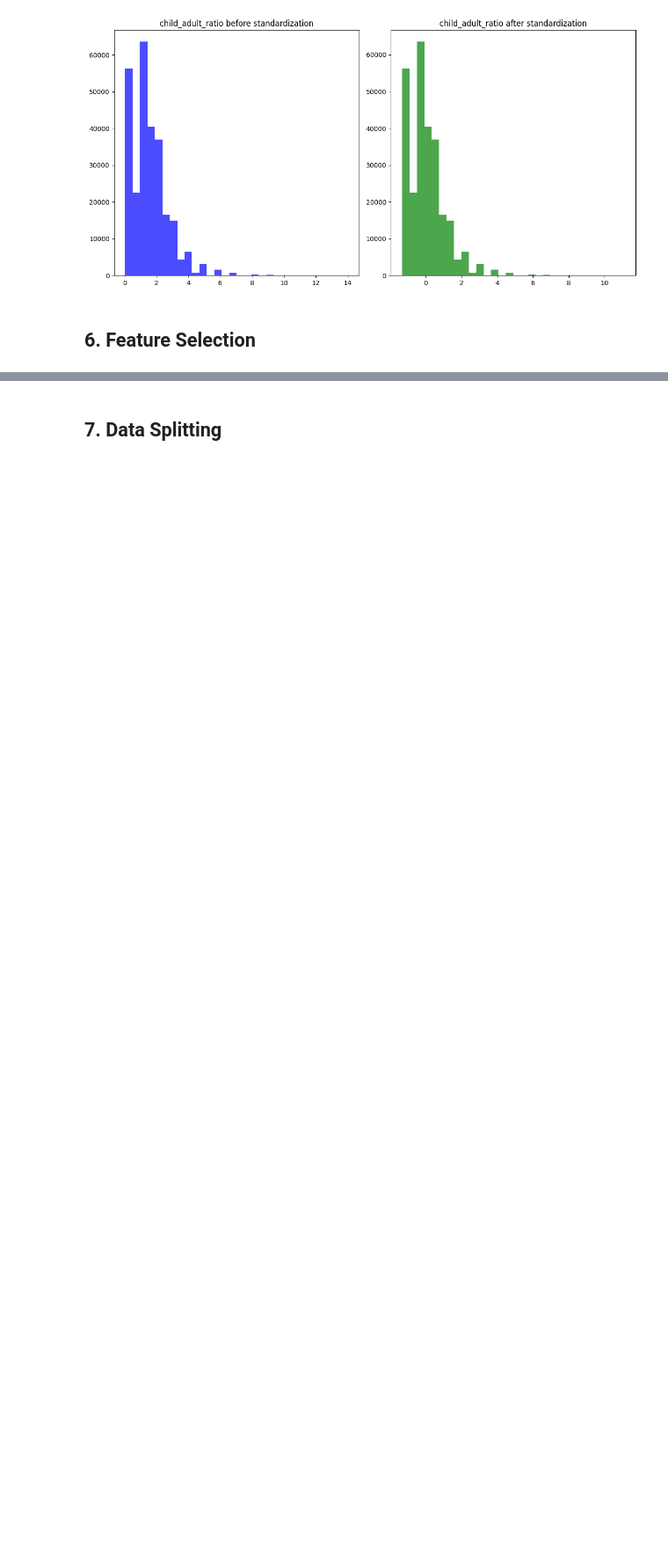
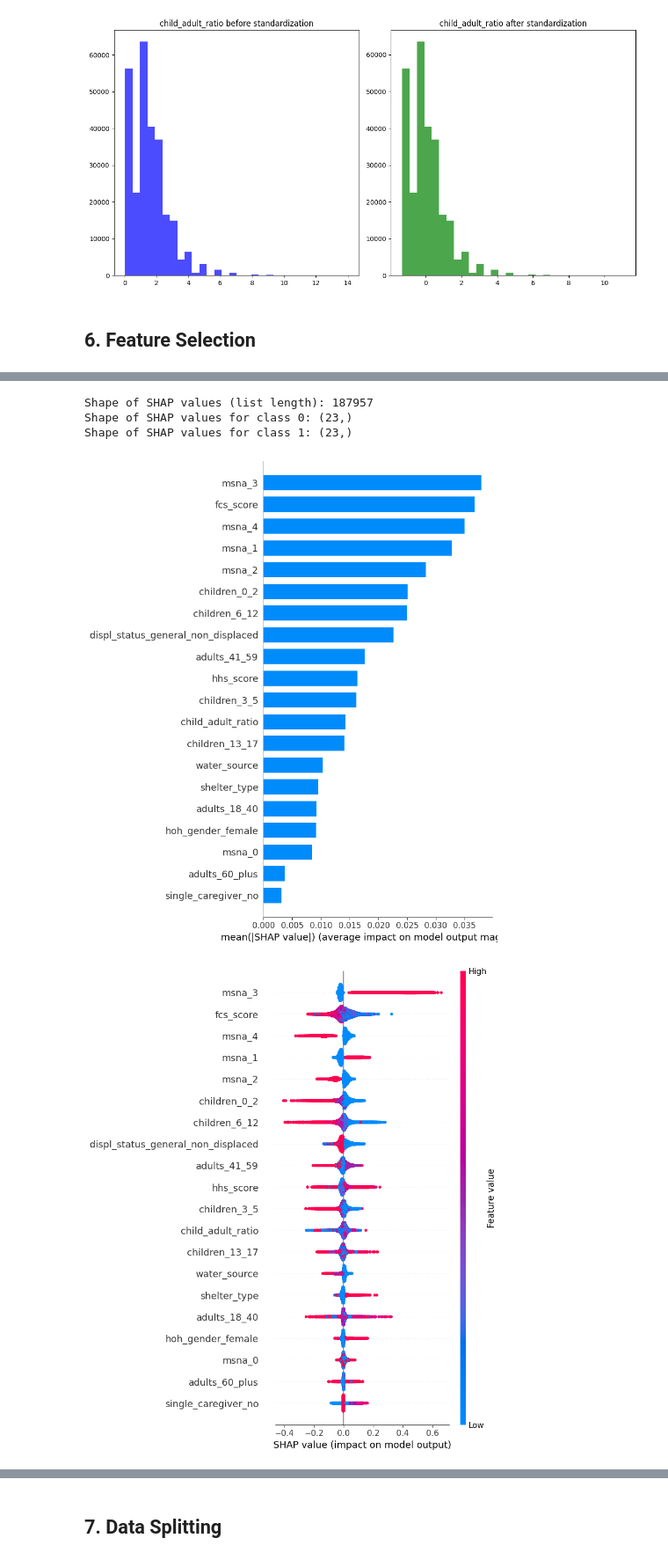
Before and after one commit to jprlink/child_sep_ml, a Jupyter notebook: child_sep_ml_anom.ipynb, the cells around one changed output, grey strips where cells are left out. Shown at 88% size. Saved outputs shown, nothing was run; the diff lists cells and outputs as text; code cells hidden in the pictures; blank space fills up the shorter version.

Commit message:
revised training and testing for anomaly detection

```diff
--- a/child_sep_ml_anom.ipynb
+++ b/child_sep_ml_anom.ipynb
@@ -467,13 +519,25 @@ X_temp_train, X_temp_test, y_temp_train, y_temp_test = train_test_split(X_uncorr
 lgb_model = lgb.LGBMClassifier(random_state=42, class_weight='balanced')
 lgb_model.fit(X_temp_train, y_temp_train)
 
-# Compute SHAP values
-explainer = shap.Explainer(lgb_model, X_temp_train)
-shap_values = explainer(X_temp_train)
+# Compute SHAP values with TreeExplainer and model_output='probability'
+explainer = shap.TreeExplainer(lgb_model, data=X_temp_train, model_output='probability')
+shap_values = explainer.shap_values(X_temp_train)
+
+# Use shap_values directly for the summary plot (SHAP will handle it internally)
+print(f"Shape of SHAP values (list length): {len(shap_values)}")
+print(f"Shape of SHAP values for class 0: {shap_values[0].shape}")
+print(f"Shape of SHAP values for class 1: {shap_values[1].shape}")
+
+# SHAP summary plots for all classes
+shap.summary_plot(shap_values, X_temp_train, plot_type="bar", max_display=num_top_features)
+shap.summary_plot(shap_values, X_temp_train, max_display=num_top_features)
 
 # Calculate SHAP feature importance
-mean_abs_shap_values = np.abs(shap_values.values).mean(axis=0)
-shap_importance = pd.DataFrame({'feature': X_uncorr.columns, 'shap_importance': mean_abs_shap_values})
+mean_abs_shap_values = np.abs(shap_values_selected).mean(axis=0)
+shap_importance = pd.DataFrame({
+    'feature': X_uncorr.columns,
+    'shap_importance': mean_abs_shap_values
+})
 shap_importance.sort_values(by='shap_importance', ascending=False, inplace=True)
 
 # Select top features based on SHAP values
@@ -487,8 +551,8 @@ with open('X_selected.pkl', 'wb') as f:
 with open('y.pkl', 'wb') as f:
     pickle.dump(y, f)
 
-# SHAP summary plots
-shap.summary_plot(shap_values.values, X_temp_train, plot_type="bar", max_display=num_top_features)
-shap.summary_plot(shap_values.values, X_temp_train, max_display=num_top_features)
+# SHAP summary plots for the selected SHAP values (for the positive class)
+shap.summary_plot(shap_values_selected, X_temp_train, plot_type="bar", max_display=num_top_features)
+shap.summary_plot(shap_values_selected, X_temp_train, max_display=num_top_features)
 # %% [output]
 [LightGBM] [Info] Number of positive: 793, number of negative: 187164
@@ -496,6 +560,11 @@ shap.summary_plot(shap_values.values, X_temp_train, max_display=num_top_features
 You can set `force_row_wise=true` to remove the overhead.
 And if memory is not enough, you can set `force_col_wise=true`.
 [LightGBM] [Info] Total Bins 715
 [LightGBM] [Info] Number of data points in the train set: 187957, number of used features: 22
 [LightGBM] [Info] [binary:BoostFromScore]: pavg=0.500000 -> initscore=-0.000000
 [LightGBM] [Info] Start training from score -0.000000
+Shape of SHAP values (list length): 187957
+Shape of SHAP values for class 0: (23,)
+Shape of SHAP values for class 1: (23,)
+[figure, added]
+[figure, added]
```
Also changed, not shown: parts of 20 cells of this notebook, 9 other files.
